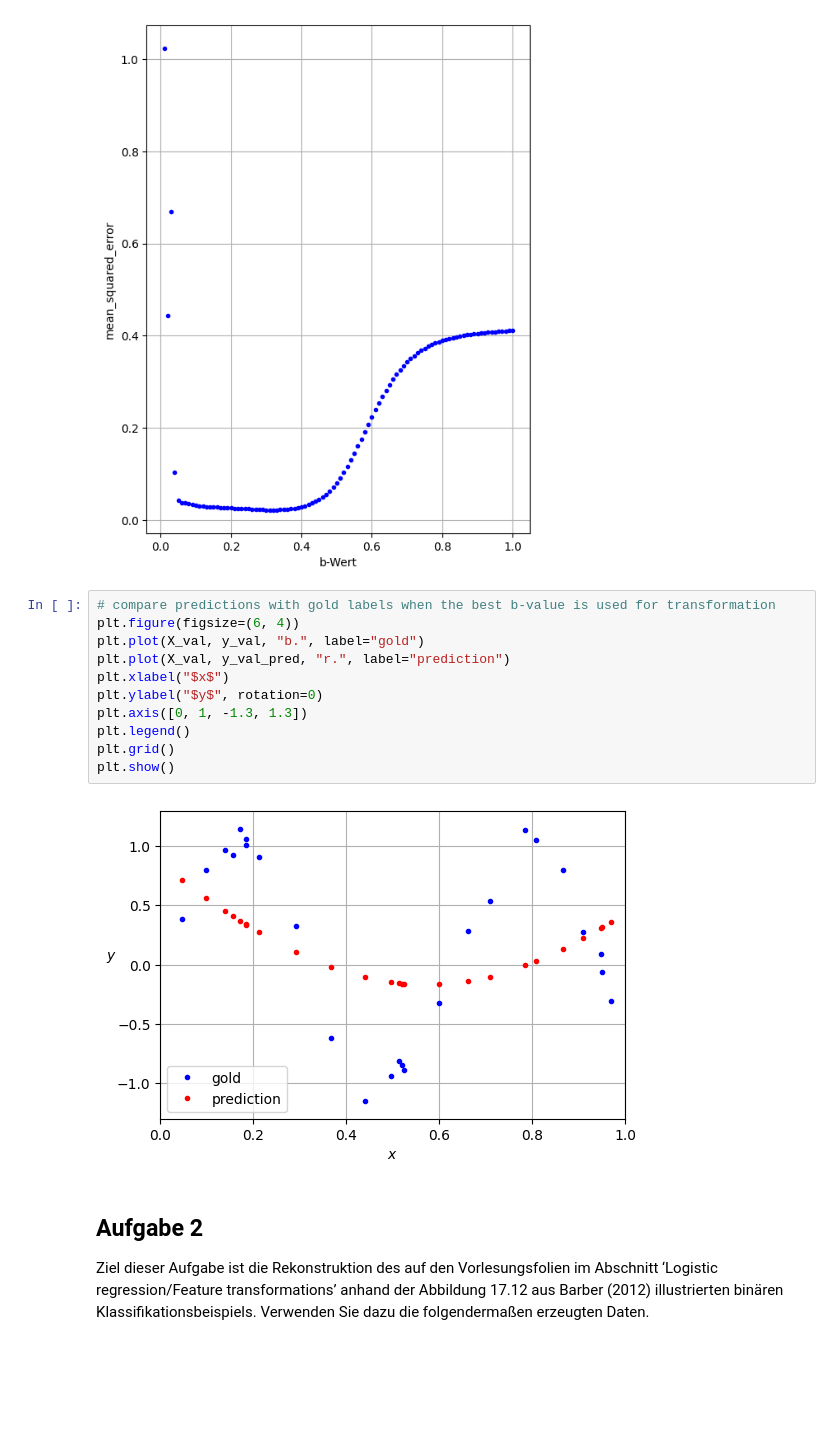
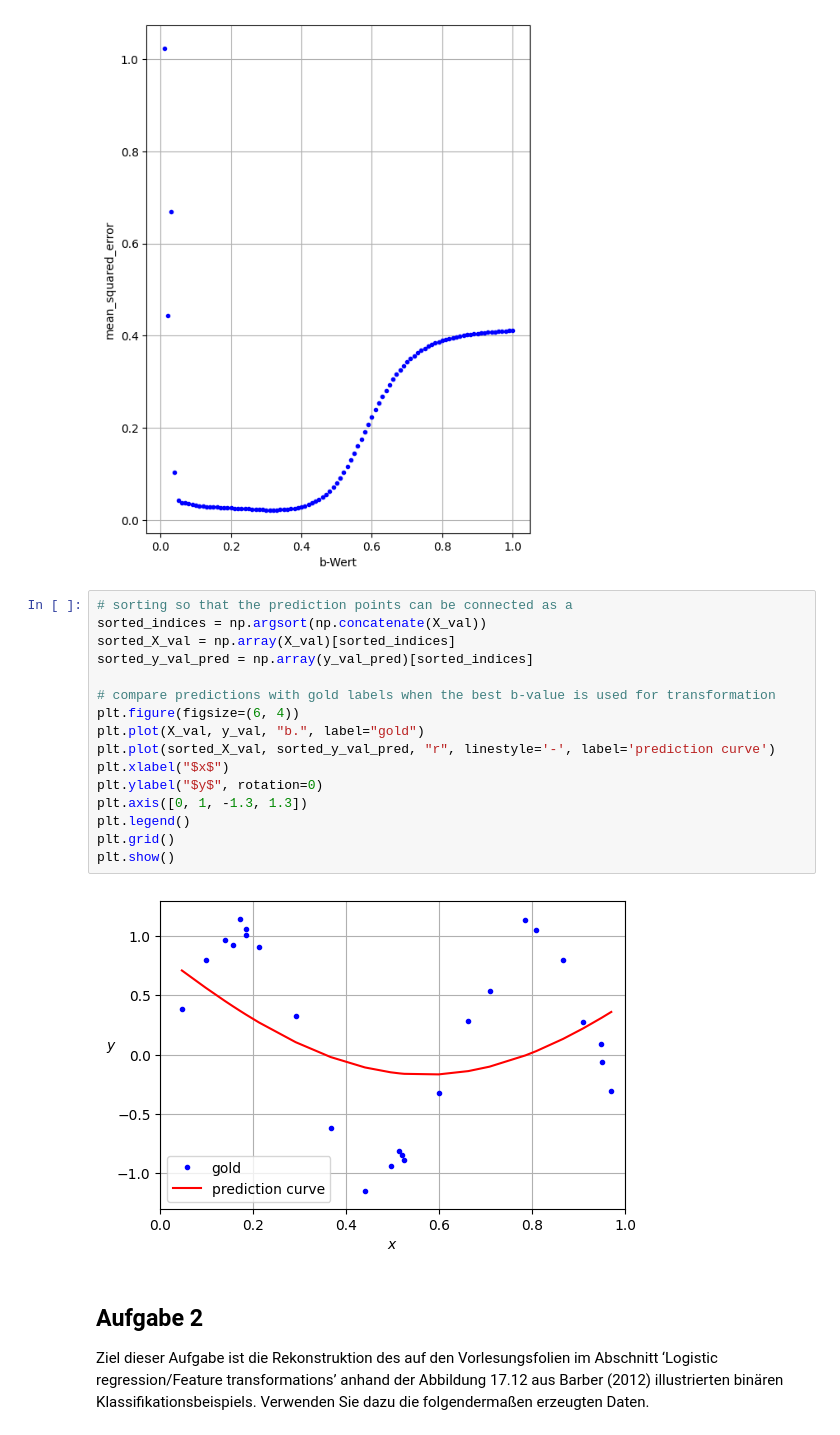
Before and after one commit to ansost/ml23-assignments, a Jupyter notebook: a2-Logistic-Regression/xia-homework-2-incomplete.ipynb, the cells around one changed output. Drawn from its saved outputs; the diff is of its cells as text; blank space fills up the shorter version.

Commit message:
predictions as line plotted

```diff
--- a/a2-Logistic-Regression/xia-homework-2-incomplete.ipynb
+++ b/a2-Logistic-Regression/xia-homework-2-incomplete.ipynb
@@ -116,18 +116,23 @@ plt.show()
 # %% [output]
 [figure]
 # %%
+# sorting so that the prediction points can be connected as a
+sorted_indices = np.argsort(np.concatenate(X_val))
+sorted_X_val = np.array(X_val)[sorted_indices]
+sorted_y_val_pred = np.array(y_val_pred)[sorted_indices]
+
 # compare predictions with gold labels when the best b-value is used for transformation
 plt.figure(figsize=(6, 4))
 plt.plot(X_val, y_val, "b.", label="gold")
-plt.plot(X_val, y_val_pred, "r.", label="prediction")
+plt.plot(sorted_X_val, sorted_y_val_pred, "r", linestyle='-', label='prediction curve')
 plt.xlabel("$x$")
 plt.ylabel("$y$", rotation=0)
 plt.axis([0, 1, -1.3, 1.3])
 plt.legend()
 plt.grid()
 plt.show()
 # %% [output]
-[figure, old version]
+[figure, new version]
 # %% [markdown]
 ## Aufgabe 2
 
```
